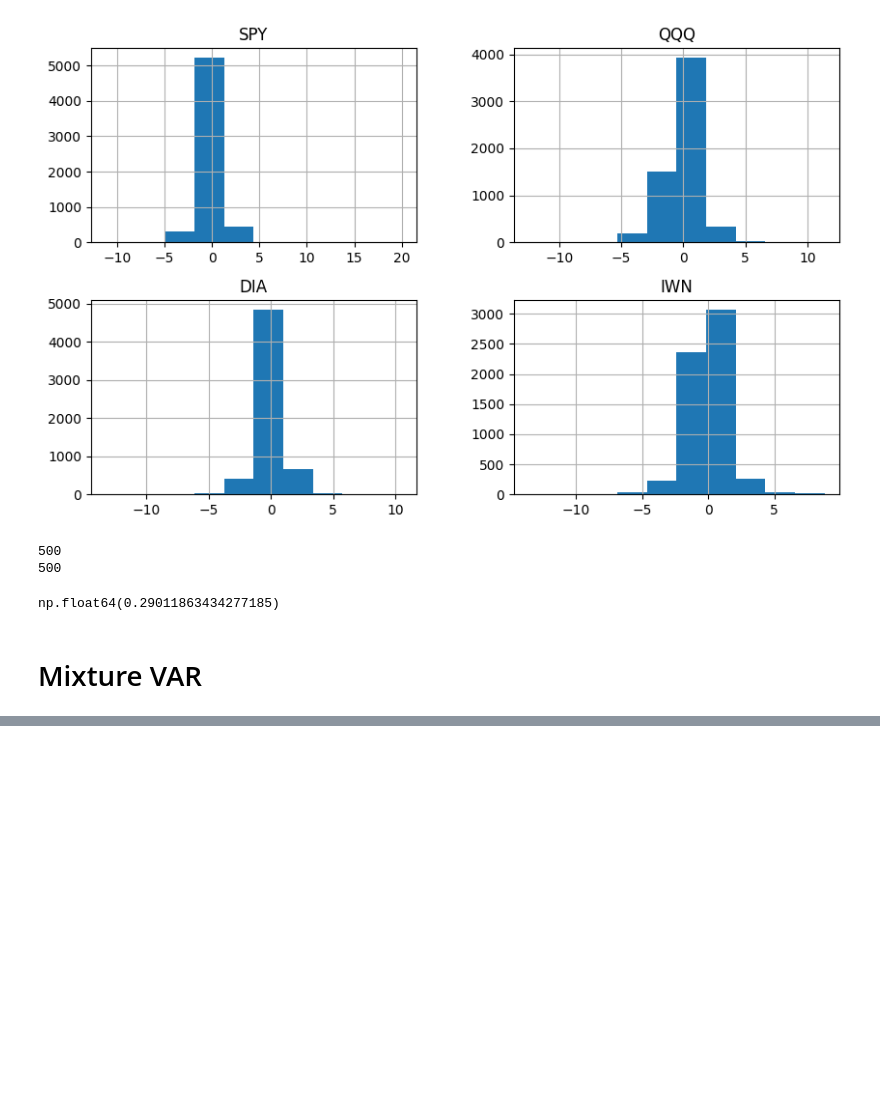
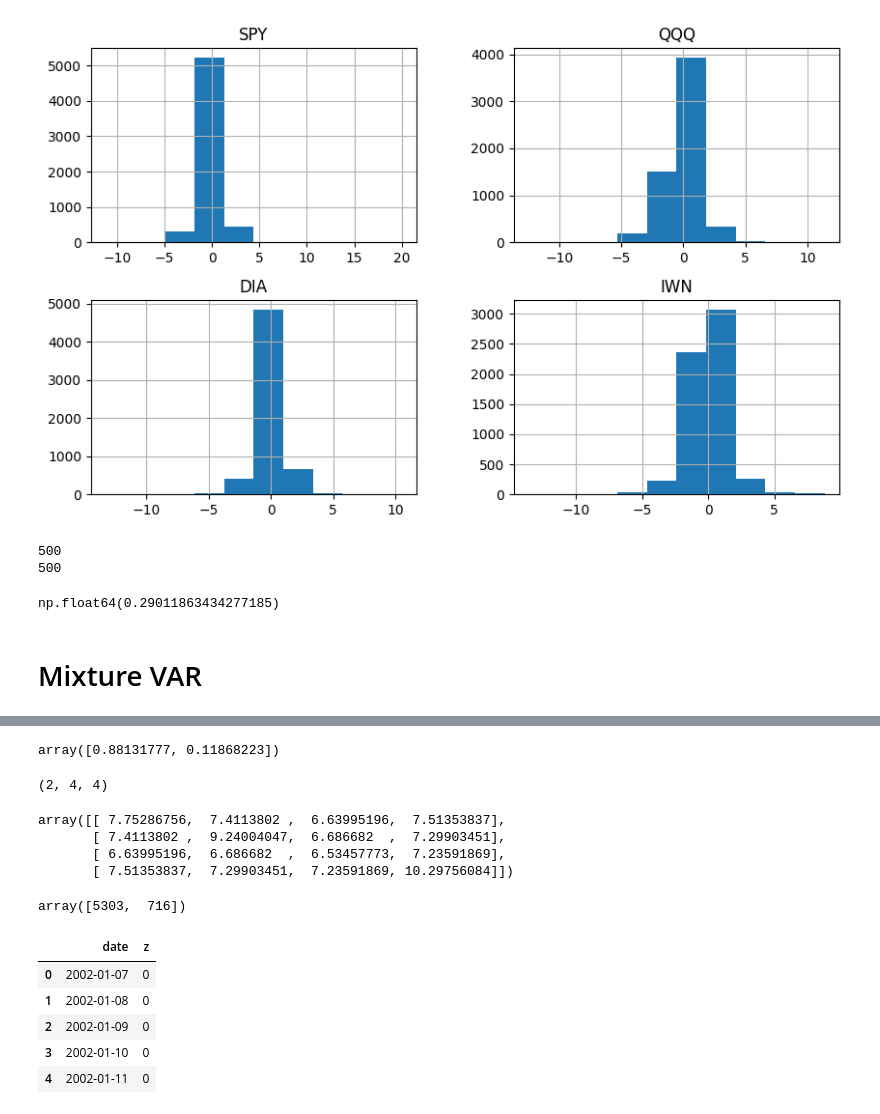
Before and after one commit to JonathanMa03/pmlproject-MaZhuTao-SP26, a Jupyter notebook: test_notebook.ipynb, the cells around one changed output, grey strips where cells are left out. Saved outputs shown, nothing was run; the diff lists cells and outputs as text; code cells hidden in the pictures; blank space fills up the shorter version.

```diff
--- a/test_notebook.ipynb
+++ b/test_notebook.ipynb
@@ -232,0 +265,41 @@ np.float64(0.29011863434277185)
+# %%
+# posterior regime weights
+mix_model.posterior_mean_pi()
+# %% [output]
+array([0.88131777, 0.11868223])
+# %%
+# post covariance by regime
+sigma_mix = mix_model.posterior_mean_sigma()
+sigma_mix.shape
+# %% [output]
+(2, 4, 4)
+# %%
+sigma_mix[0]
+sigma_mix[1]
+# %% [output]
+array([[ 7.75286756,  7.4113802 ,  6.63995196,  7.51353837],
+       [ 7.4113802 ,  9.24004047,  6.686682  ,  7.29903451],
+       [ 6.63995196,  6.686682  ,  6.53457773,  7.23591869],
+       [ 7.51353837,  7.29903451,  7.23591869, 10.29756084]])
+# %%
+# regime assignments
+z_last = mix_result.z_draws[-1]
+np.bincount(z_last)
+# %% [output]
+array([5303,  716])
+# %%
+import pandas as pd
+
+regime_df = pd.DataFrame({
+    "date": mix_result.design.dates,
+    "z": z_last
+})
+
+regime_df.head()
+# %% [output]
+|  | date | z |
+| 0 | 2002-01-07 | 0 |
+| 1 | 2002-01-08 | 0 |
+| 2 | 2002-01-09 | 0 |
+| 3 | 2002-01-10 | 0 |
+| 4 | 2002-01-11 | 0 |
```
Also changed, not shown: parts of 15 cells of this notebook, 1 other file.
